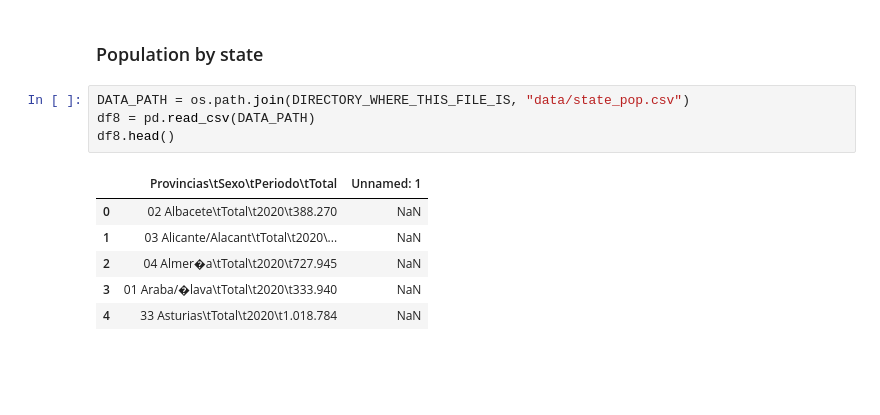
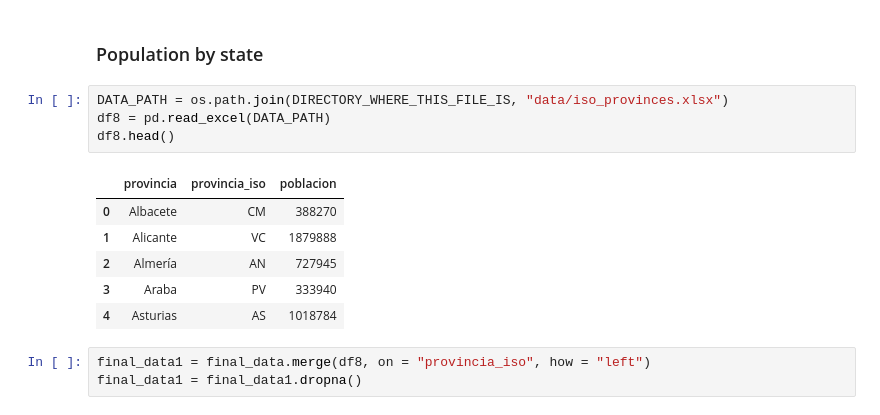
Before and after one commit to Pierre-mulliez1/predict_covid, a Jupyter notebook: EDA.ipynb, the cells around one changed output. Drawn from its saved outputs; the diff is of its cells as text; blank space fills up the shorter version.

```diff
--- a/EDA.ipynb
+++ b/EDA.ipynb
@@ -287,13 +286,16 @@ df7
 # %% [markdown]
 ### Population by state
 # %%
-DATA_PATH = os.path.join(DIRECTORY_WHERE_THIS_FILE_IS, "data/state_pop.csv")
-df8 = pd.read_csv(DATA_PATH)
+DATA_PATH = os.path.join(DIRECTORY_WHERE_THIS_FILE_IS, "data/iso_provinces.xlsx")
+df8 = pd.read_excel(DATA_PATH)
 df8.head()
 # %% [output]
-|  | Provincias\tSexo\tPeriodo\tTotal | Unnamed: 1 |
-| 0 | 02 Albacete\tTotal\t2020\t388.270 | NaN |
-| 1 | 03 Alicante/Alacant\tTotal\t2020\... | NaN |
-| 2 | 04 Almer�a\tTotal\t2020\t727.945 | NaN |
-| 3 | 01 Araba/�lava\tTotal\t2020\t333.940 | NaN |
-| 4 | 33 Asturias\tTotal\t2020\t1.018.784 | NaN |
+|  | provincia | provincia_iso | poblacion |
+| 0 | Albacete | CM | 388270 |
+| 1 | Alicante | VC | 1879888 |
+| 2 | Almería | AN | 727945 |
+| 3 | Araba | PV | 333940 |
+| 4 | Asturias | AS | 1018784 |
+# %%
+final_data1 = final_data.merge(df8, on = "provincia_iso", how = "left")
+final_data1 = final_data1.dropna()
```
Also changed, not shown: parts of 6 cells of this notebook, 3 other files.
